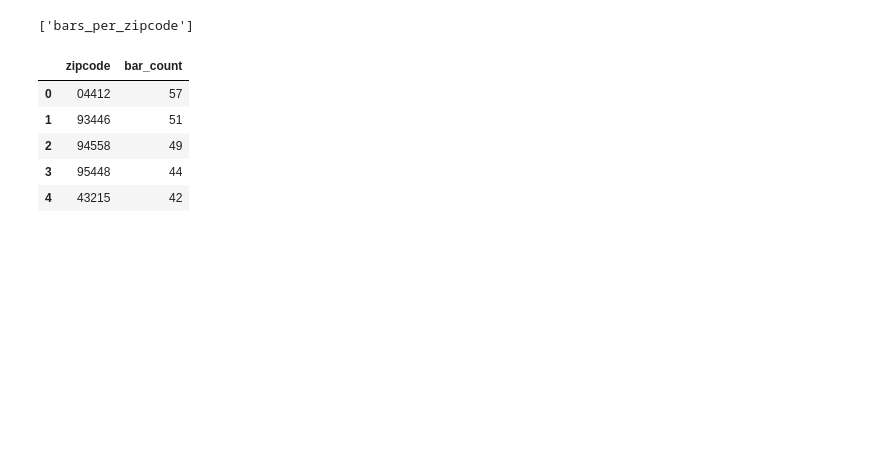
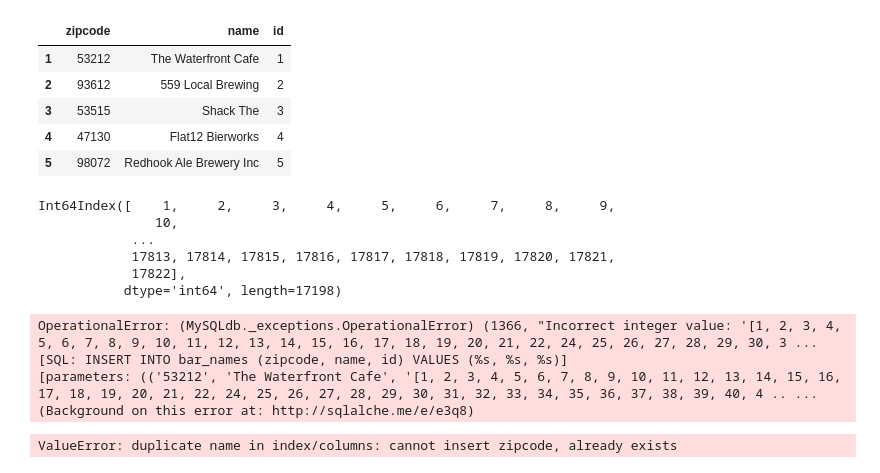
Before and after one commit to brickleq/DrunkenZIPCodes, a Jupyter notebook: brickey_exploration_2.ipynb, the cells around one changed output. Saved outputs shown, nothing was run; the diff lists cells and outputs as text; code cells hidden in the pictures; blank space fills up the shorter version.

```diff
--- a/brickey_exploration_2.ipynb
+++ b/brickey_exploration_2.ipynb
@@ -19,9 +19,10 @@ dfBars = pd.read_csv(csvFile,delimiter=',',encoding='utf-8',low_memory=False,dty
 dfBars.dropna(subset=['postalCode'],inplace=True) # Drop rows with no zip code listed
 dfBars['postalCode'] = dfBars['postalCode'].str.zfill(5) # Prepend '0' if zip code less than 5 digits long
 dfBars['postalCode'] = dfBars['postalCode'].str.slice(start=0,stop=5) # Keep only first 5 digits of zip code
-bars_columns = ['postalCode','name']
+bars_columns = [u'postalCode',u'name']
 bars_clean = dfBars[bars_columns].copy()
 dfBars=bars_clean.rename(columns={'postalCode':'zipcode'})
+
 
 ZipBars = dfBars.groupby(['zipcode']).count()
 ZipBars.sort_values('name',ascending=False,inplace=True)
@@ -38,16 +39,42 @@ dfPop2000['zipcode'] = dfPop2000['zipcode'].str.slice(start=0,stop=5)
 # Create connection to Bars_db
 rds_connection_string = username + ':' + password + '@127.0.0.1/Bars_db'
 engine = create_engine(f'mysql://{rds_connection_string}')
-ZipBars.to_sql(name='bars_per_zipcode', con=engine, if_exists='replace', index=True, index_label='zipcode',dtype={'zipcode':String(5)})
-engine.table_names()
-# %% [output]
-['bars_per_zipcode']
-# %%
-pd.read_sql_query('select * from bars_per_zipcode', con=engine).head()
-# %% [output]
-|  | zipcode | bar_count |
-| 0 | 04412 | 57 |
-| 1 | 93446 | 51 |
-| 2 | 94558 | 49 |
-| 3 | 95448 | 44 |
-| 4 | 43215 | 42 |
+# %%
+ZipBars.to_sql(name='bars_per_zipcode', con=engine, if_exists='replace', index=True, index_label='zipcode',dtype={'zipcode':String(5)})
+pd.read_sql_query('select * from bars_per_zipcode', con=engine).head()
+dfBars.head()
+# %% [output]
+|  | zipcode | name | id |
+| 1 | 53212 | The Waterfront Cafe | 1 |
+| 2 | 93612 | 559 Local Brewing | 2 |
+| 3 | 53515 | Shack The | 3 |
+| 4 | 47130 | Flat12 Bierworks | 4 |
+| 5 | 98072 | Redhook Ale Brewery Inc | 5 |
+# %%
+id = dfBars.index.tolist()
+dfBars['id'] = str(id)
+dfBars['id'] = dfBars[u'id']
+dfBars['zipcode'] = dfBars[u'zipcode']
+dfBars['name'] = dfBars[u'name']
+dfBars.index
+# %% [output]
+Int64Index([    1,     2,     3,     4,     5,     6,     7,     8,     9,
+               10,
+            ...
+            17813, 17814, 17815, 17816, 17817, 17818, 17819, 17820, 17821,
+            17822],
+           dtype='int64', length=17198)
+# %%
+dfBars.to_sql(name='bar_names', con=engine, if_exists='replace',index=False,dtype={'id':Integer,'zipcode':String(5),'name':String(50)})
+engine.table_names()
+# %% [output]
+OperationalError: (MySQLdb._exceptions.OperationalError) (1366, "Incorrect integer value: '[1, 2, 3, 4, 5, 6, 7, 8, 9, 10, 11, 12, 13, 14, 15, 16, 17, 18, 19, 20, 21, 22, 24, 25, 26, 27, 28, 29, 30, 3 ...
+[SQL: INSERT INTO bar_names (zipcode, name, id) VALUES (%s, %s, %s)]
+[parameters: (('53212', 'The Waterfront Cafe', '[1, 2, 3, 4, 5, 6, 7, 8, 9, 10, 11, 12, 13, 14, 15, 16, 17, 18, 19, 20, 21, 22, 24, 25, 26, 27, 28, 29, 30, 31, 32, 33, 34, 35, 36, 37, 38, 39, 40, 4 .. ...
+(Background on this error at: http://sqlalche.me/e/e3q8)
+# %%
+
+
+engine.table_names()
+# %% [output]
+ValueError: duplicate name in index/columns: cannot insert zipcode, already exists
```
